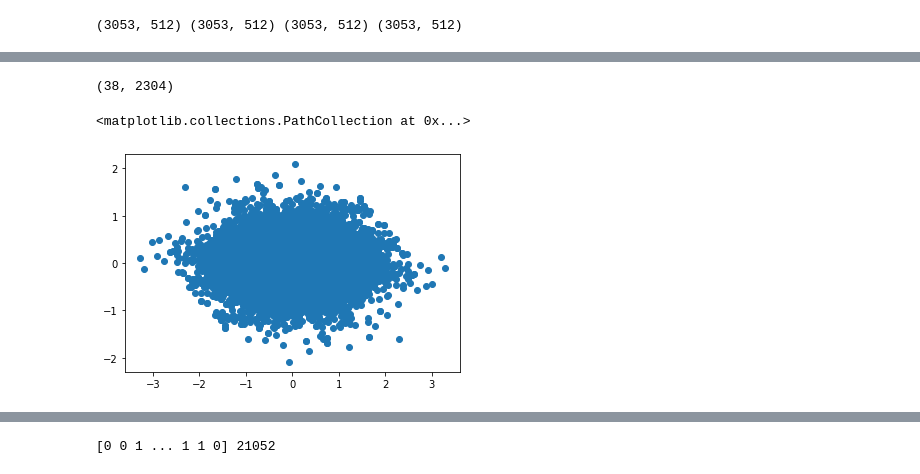
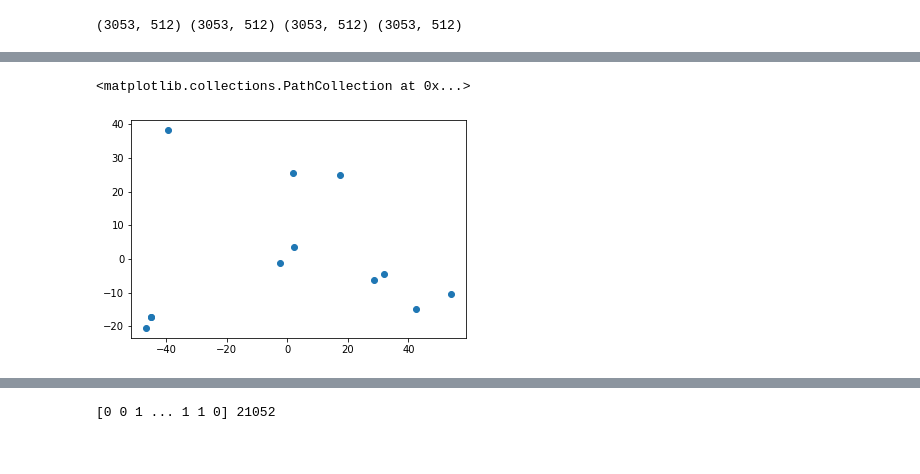
Before and after one commit to paveethranswam/Diet-Nutrition-and-Foods-recommendation-for-Cancer-Patients-and-extend-this-to-build-as-application, a Jupyter notebook: two_steps_process_nr.ipynb, the cells around one changed output, grey strips where cells are left out. Saved outputs shown, nothing was run; the diff lists cells and outputs as text; code cells hidden in the pictures.

```diff
--- a/two_steps_process_nr.ipynb
+++ b/two_steps_process_nr.ipynb
@@ -464,7 +1468,7 @@ x.shape # just for 50 documents - we have 20k
 # %%
 # PCA
 start = time.time()
-pca = PCA(n_components=2)
+pca = PCA(n_components=10)
 principalComponents = pca.fit_transform(x)
 print('Duration: {} seconds'.format(time.time() - start))
 # principal = pd.DataFrame(data = principalComponents
@@ -498,9 +1496,0 @@ plt.scatter(principalComponents[:,0], principalComponents[:,1])
-# %%
-from sklearn.cluster import KMeans
-k_means=KMeans(n_clusters=2,random_state=100)
-k_means.fit(principalComponents)
-
-labels = k_means.labels_
-print(labels, len(labels))
-plt.scatter(principalComponents[:,0], principalComponents[:,1], c=labels)
-plt.show()
@@ -511,9 +1496,0 @@ plt.show()
-# %%
-from sklearn.cluster import DBSCAN
-dbscan=DBSCAN()
-dbscan.fit(principalComponents)
-
-labels = dbscan.labels_
-print(len(labels))
-plt.scatter(principalComponents[:,0], principalComponents[:,1], c=labels)
-plt.show()
@@ -541,9 +1496,0 @@ Duration: 0.8709993362426758 seconds
-# %%
-from sklearn.cluster import KMeans
-k_means=KMeans(n_clusters=2,random_state=100)
-k_means.fit(principalComponents)
-
-labels = k_means.labels_
-print(labels, len(labels))
-plt.scatter(embedding[:,0], embedding[:,1], c=labels)
-plt.show()
@@ -572,12 +1497,8 @@ plt.show()
-# %%
-ht_rep_df.shape
-# %% [output]
-(38, 2304)
 # %%
-plt.scatter(principalComponents[:,100], principalComponents[:,200])
+plt.scatter(principalComponents[:,0], principalComponents[:,1])
 # %% [output]
 <matplotlib.collections.PathCollection at 0x...>
-[figure, old version]
+[figure, new version]
 # %%
 # Umap
 start = time.time()
```
Also changed, not shown: parts of 116 cells of this notebook, 1 other file.
